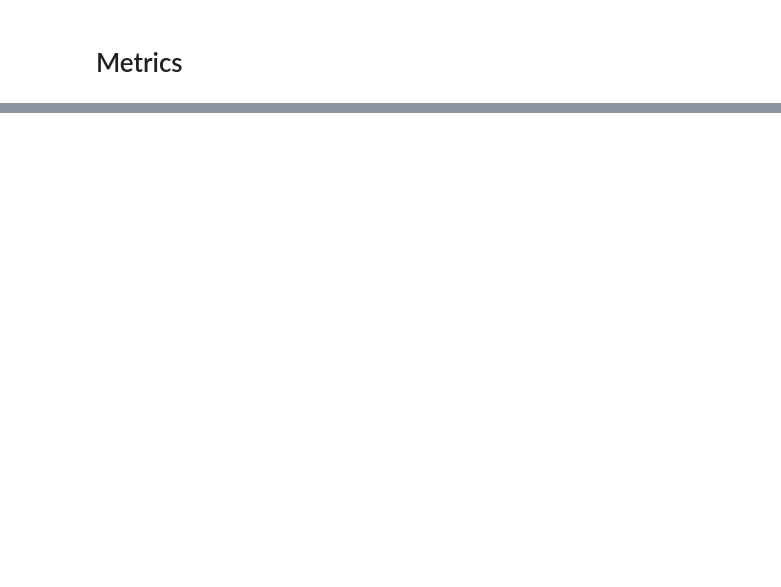
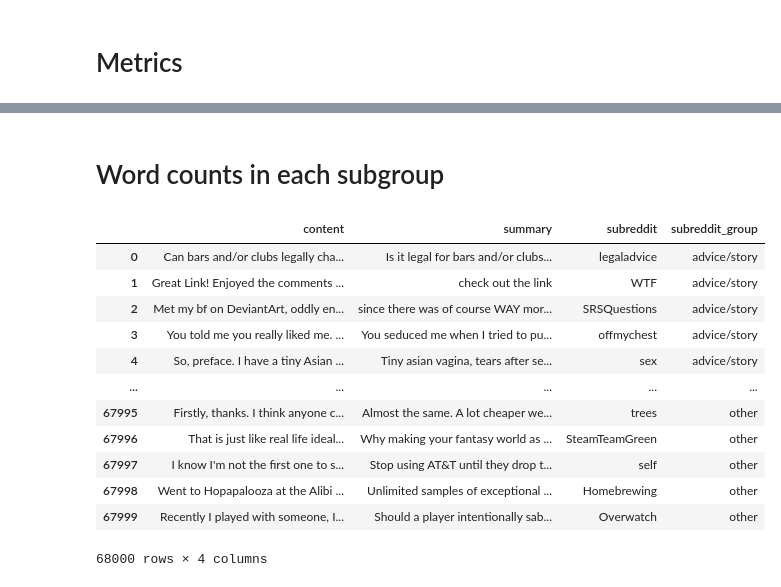
Before and after one commit to trevor-johnson/w266_reddit_summarization, a Jupyter notebook: modeling/BART/round2/4_BART_comparisons_round2.ipynb, the cells around one changed output, grey strips where cells are left out. Cells and saved outputs as stored; diff of their text form; code cells hidden in the pictures; blank space fills up the shorter version.

```diff
--- a/modeling/BART/round2/4_BART_comparisons_round2.ipynb
+++ b/modeling/BART/round2/4_BART_comparisons_round2.ipynb
@@ -108,0 +213,24 @@ ImportError: ignored
+# %% [markdown]
+# Word counts in each subgroup
+# %%
+full_df = pd.concat([
+  pd.read_parquet(os.path.join(repo_path, 'data/reddit_parquet/train_test_split_v2/reddit_train.parquet')),
+  pd.read_parquet(os.path.join(repo_path, 'data/reddit_parquet/train_test_split_v2/reddit_test.parquet')),
+  pd.read_parquet(os.path.join(repo_path, 'data/reddit_parquet/train_test_split_v2/reddit_validation.parquet'))],
+  ignore_index=True)
+
+full_df
+# %% [output]
+|  | content | summary | subreddit | subreddit_group |
+| 0 | Can bars and/or clubs legally cha... | Is it legal for bars and/or clubs... | legaladvice | advice/story |
+| 1 | Great Link! Enjoyed the comments ... | check out the link | WTF | advice/story |
+| 2 | Met my bf on DeviantArt, oddly en... | since there was of course WAY mor... | SRSQuestions | advice/story |
+| 3 | You told me you really liked me. ... | You seduced me when I tried to pu... | offmychest | advice/story |
+| 4 | So, preface. I have a tiny Asian ... | Tiny asian vagina, tears after se... | sex | advice/story |
+| ... | ... | ... | ... | ... |
+| 67995 | Firstly, thanks. I think anyone c... | Almost the same. A lot cheaper we... | trees | other |
+| 67996 | That is just like real life ideal... | Why making your fantasy world as ... | SteamTeamGreen | other |
+| 67997 | I know I'm not the first one to s... | Stop using AT&T until they drop t... | self | other |
+| 67998 | Went to Hopapalooza at the Alibi ... | Unlimited samples of exceptional ... | Homebrewing | other |
+| 67999 | Recently I played with someone, I... | Should a player intentionally sab... | Overwatch | other |
+68000 rows × 4 columns
```
Also changed, not shown: parts of 16 cells of this notebook, 2 other files.
